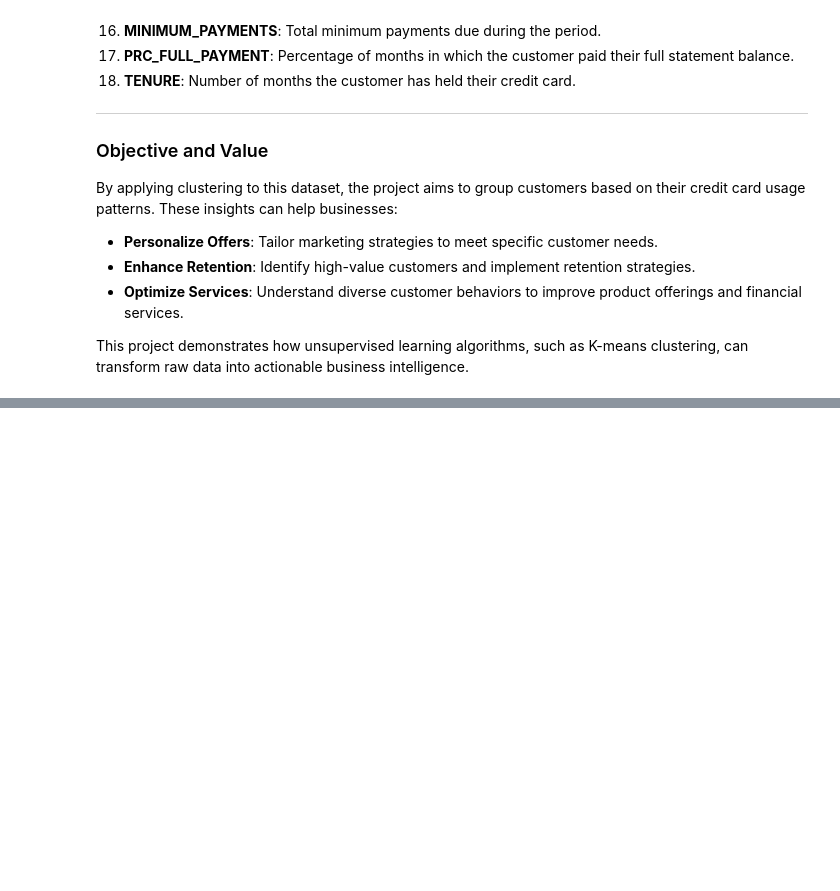
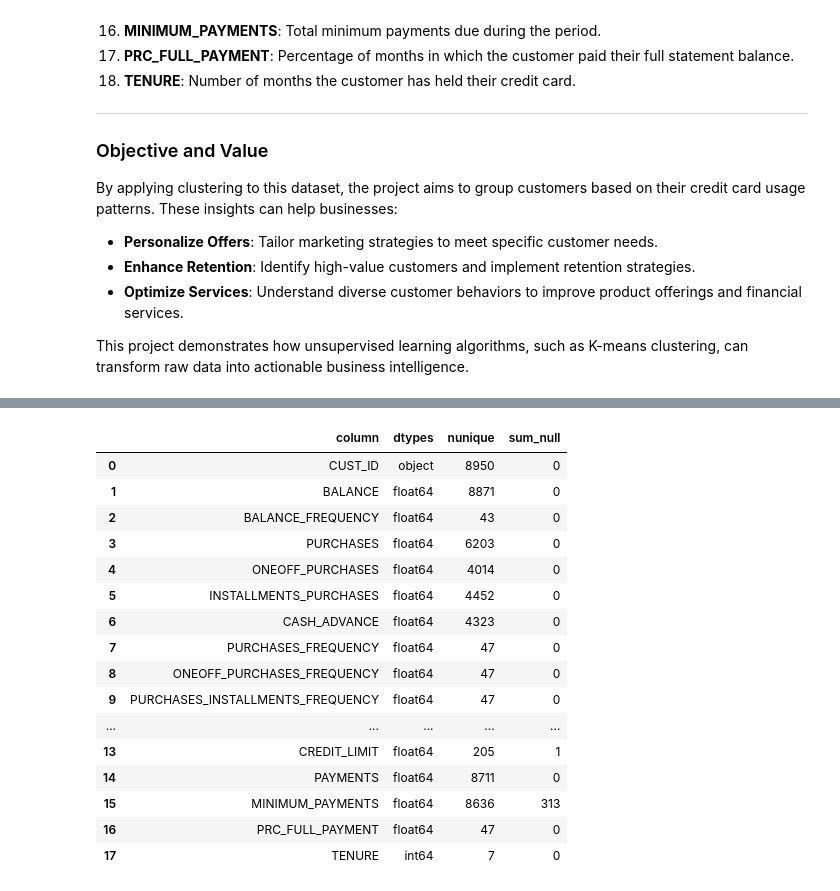
Before and after one commit to walethewave/Supervised-Learning, a Jupyter notebook: Customer seg.ipynb, the cells around one changed output, grey strips where cells are left out. Saved outputs shown, nothing was run; the diff lists cells and outputs as text; code cells hidden in the pictures; blank space fills up the shorter version.

```diff
--- a/Customer seg.ipynb
+++ b/Customer seg.ipynb
@@ -100,0 +139,31 @@ data = pd.read_csv('Customer_Data.csv')
+# %%
+def check(df):
+    l=[]
+    columns=df.columns
+    for col in columns:
+        dtypes=df[col].dtypes
+        nunique=df[col].nunique()
+        sum_null=df[col].isnull().sum()
+        l.append([col,dtypes,nunique,sum_null])
+    df_check=pd.DataFrame(l)
+    df_check.columns=['column','dtypes','nunique','sum_null']
+    return df_check
+check(df)
+# %% [output]
+|  | column | dtypes | nunique | sum_null |
+| 0 | CUST_ID | object | 8950 | 0 |
+| 1 | BALANCE | float64 | 8871 | 0 |
+| 2 | BALANCE_FREQUENCY | float64 | 43 | 0 |
+| 3 | PURCHASES | float64 | 6203 | 0 |
+| 4 | ONEOFF_PURCHASES | float64 | 4014 | 0 |
+| 5 | INSTALLMENTS_PURCHASES | float64 | 4452 | 0 |
+| 6 | CASH_ADVANCE | float64 | 4323 | 0 |
+| 7 | PURCHASES_FREQUENCY | float64 | 47 | 0 |
+| 8 | ONEOFF_PURCHASES_FREQUENCY | float64 | 47 | 0 |
+| 9 | PURCHASES_INSTALLMENTS_FREQUENCY | float64 | 47 | 0 |
+| ... | ... | ... | ... | ... |
+| 13 | CREDIT_LIMIT | float64 | 205 | 1 |
+| 14 | PAYMENTS | float64 | 8711 | 0 |
+| 15 | MINIMUM_PAYMENTS | float64 | 8636 | 313 |
+| 16 | PRC_FULL_PAYMENT | float64 | 47 | 0 |
+| 17 | TENURE | int64 | 7 | 0 |
```
Also changed, not shown: parts of 12 cells of this notebook.
